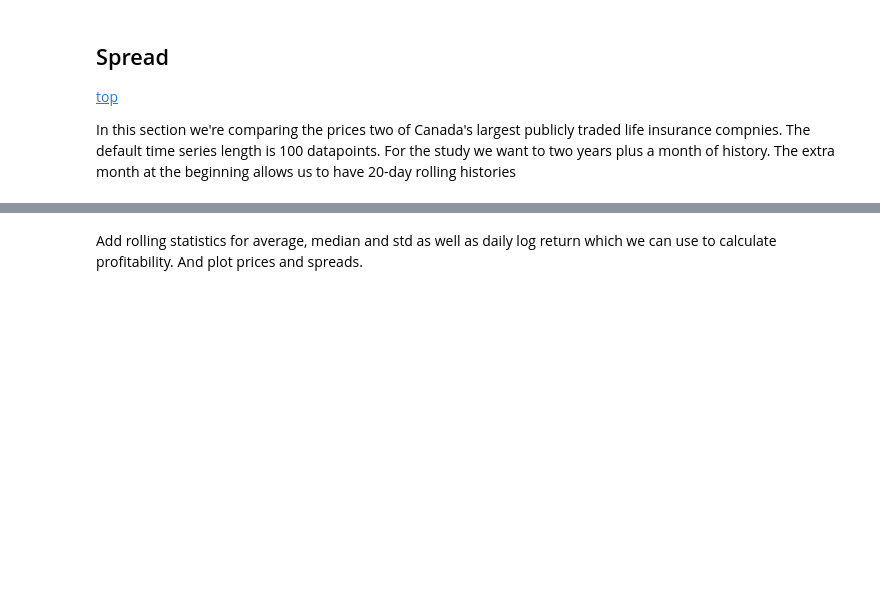
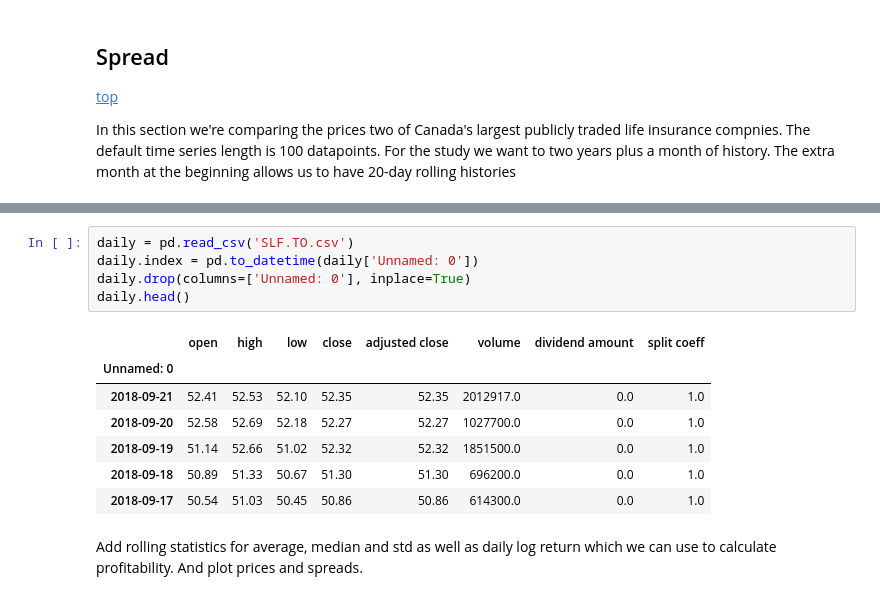
Before and after one commit to aandres99/alpha_prices, a Jupyter notebook: stat_arb.ipynb, the cells around one changed output, grey strips where cells are left out. Drawn from its saved outputs; the diff is of its cells as text; blank space fills up the shorter version.

```diff
--- a/stat_arb.ipynb
+++ b/stat_arb.ipynb
@@ -66,3 +87,16 @@ slf_to = mu.Security('SLF.TO', intraday, daily)
+# %%
+daily = pd.read_csv('SLF.TO.csv')
+daily.index = pd.to_datetime(daily['Unnamed: 0'])
+daily.drop(columns=['Unnamed: 0'], inplace=True)
+daily.head()
+# %% [output]
+|  | open | high | low | close | adjusted close | volume | dividend amount | split coeff |
+| Unnamed: 0 |  |  |  |  |  |  |  |  |
+| 2018-09-21 | 52.41 | 52.53 | 52.10 | 52.35 | 52.35 | 2012917.0 | 0.0 | 1.0 |
+| 2018-09-20 | 52.58 | 52.69 | 52.18 | 52.27 | 52.27 | 1027700.0 | 0.0 | 1.0 |
+| 2018-09-19 | 51.14 | 52.66 | 51.02 | 52.32 | 52.32 | 1851500.0 | 0.0 | 1.0 |
+| 2018-09-18 | 50.89 | 51.33 | 50.67 | 51.30 | 51.30 | 696200.0 | 0.0 | 1.0 |
+| 2018-09-17 | 50.54 | 51.03 | 50.45 | 50.86 | 50.86 | 614300.0 | 0.0 | 1.0 |
 # %% [markdown]
 Add rolling statistics for average, median and std as well as daily log return which we can use to calculate profitability. And plot prices and spreads.
 # %%
```
Also changed, not shown: parts of 8 cells of this notebook, 2 other files.
